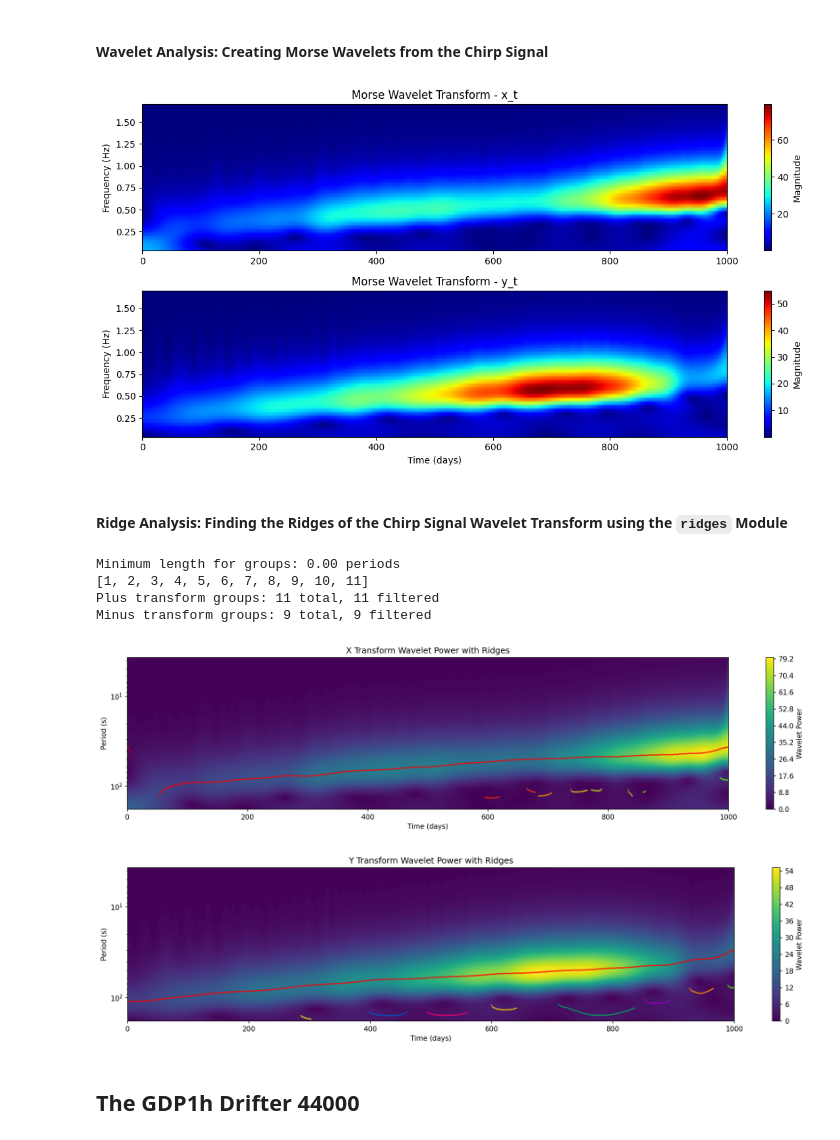
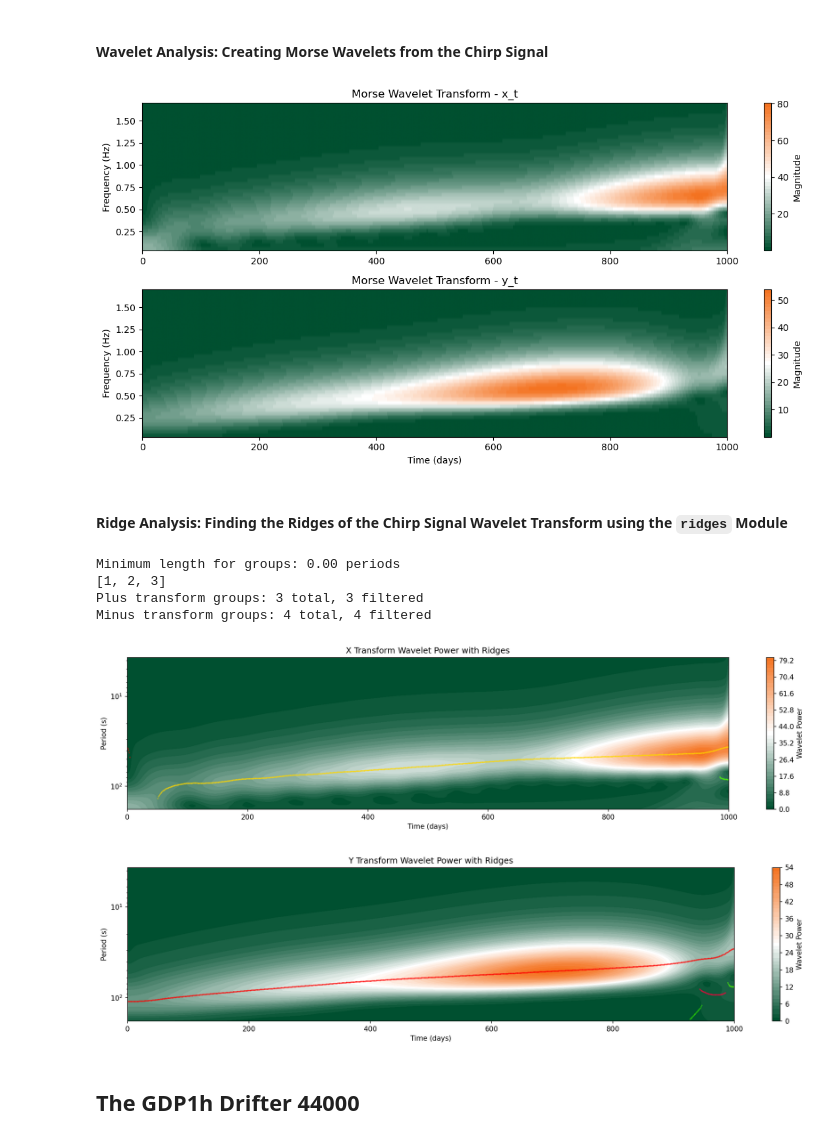
Before and after one commit to Cloud-Drift/clouddrift, a Jupyter notebook: get_started_ridge_analysis.ipynb, the cells around one changed output. Drawn from its saved outputs; the diff is of its cells as text; code cells hidden in the pictures.

```diff
--- a/get_started_ridge_analysis.ipynb
+++ b/get_started_ridge_analysis.ipynb
@@ -118,10 +177,10 @@ matern_noise_imaginary = matern_data[:, 2]
 
 
 # Add real component of matern noise to x_t_drifted
-x_t_drifted_wNoise = x_t_drifted + matern_noise_real
+x_t_drifted_wNoise = x_t_drifted #+ matern_noise_real
 
 # Add imaginary component of matern noise to y_t_drifted
-y_t_drifted_wNoise = y_t_drifted + matern_noise_imaginary
+y_t_drifted_wNoise = y_t_drifted #+ matern_noise_imaginary
 
 # Plot the synthetic signal without drift
 plt.figure(figsize=(6, 3))
@@ -176,12 +235,12 @@ wavelet_y = morse_wavelet_transform(y_t_drifted_wNoise, gamma, beta, freqs, boun
 # Plot the wavelet transform results
 plt.figure(figsize=(12, 6))
 plt.subplot(2, 1, 1)
-plt.imshow(np.abs(wavelet_x), aspect='auto', extent=[t[0], t[-1], freqs[-1], freqs[0]], cmap='jet')
+plt.imshow(np.abs(wavelet_x), aspect='auto', extent=[t[0], t[-1], freqs[-1], freqs[0]], cmap=discrete_orange_white_green)
 plt.title("Morse Wavelet Transform - x_t")
 plt.ylabel("Frequency (Hz)")
 plt.colorbar(label='Magnitude')
 plt.subplot(2, 1, 2)
-plt.imshow(np.abs(wavelet_y), aspect='auto', extent=[t[0], t[-1], freqs[-1], freqs[0]], cmap='jet')
+plt.imshow(np.abs(wavelet_y), aspect='auto', extent=[t[0], t[-1], freqs[-1], freqs[0]], cmap=discrete_orange_white_green)
 plt.title("Morse Wavelet Transform - y_t")
 plt.xlabel("Time (days)")
 plt.ylabel("Frequency (Hz)")
@@ -189,7 +248,7 @@ plt.colorbar(label='Magnitude')
 plt.tight_layout()
 plt.show()
 # %% [output]
-[figure, old version]
+[figure, new version]
 # %% [markdown]
 #### Ridge Analysis: Finding the Ridges of the Chirp Signal Wavelet Transform using the `ridges` Module
 # %%
@@ -294,7 +353,7 @@ colors_x = cm.prism(np.linspace(0, 1, num_groups_x))
 
 # Plot "plus" wavelet power as background
 cax_plus = wavelet_contourf(
-    plt.gca(), t, periods, np.abs(wavelet_x), levels=100
+    plt.gca(), t, periods, np.abs(wavelet_x), levels=100, cmap=discrete_orange_white_green
 )
 
 # Make ids for every group if filtered_group_ids_x is empty
@@ -339,7 +398,7 @@ colors_y = cm.prism(np.linspace(0, 1, num_groups_y))
 
 # Plot "y" wavelet power as background
 cax_y = wavelet_contourf(
-    plt.gca(), t, periods, np.abs(wavelet_y), levels=100
+    plt.gca(), t, periods, np.abs(wavelet_y), levels=100, cmap=discrete_orange_white_green
 )
 
 # Make ids for every group if filtered_group_ids_y is empty
@@ -351,38 +410,38 @@ for group_id in filtered_group_ids_y:
     freq_indices, time_indices, freq_values = get_group_data(
         group_data_y, group_id, data_index=0
     )
 
     # Skip if empty
     if len(freq_indices) == 0:
         continue
 
     # Get color
     color_idx = (group_id - 1) % len(colors_y)
     color = colors_y[color_idx]
 
     # Calculate interpolated period values
     interp_period_values = 2.0 * np.pi / freq_values
 
     # Plot interpolated ridge points
     plt.scatter(t[time_indices], interp_period_values,
                 color=color, s=0.5, marker='.', linewidth=1.5)
 
 # Set plot properties
 plt.yscale('log')
 plt.gca().invert_yaxis()
 plt.title("Y Transform Wavelet Power with Ridges")
 plt.xlabel("Time (days)")
 plt.ylabel("Period (s)")
 plt.colorbar(cax_y, label='Wavelet Power')
 plt.tight_layout()
 plt.show()
 # %% [output]
 Minimum length for groups: 0.00 periods
-[1, 2, 3, 4, 5, 6, 7, 8, 9, 10, 11]
-Plus transform groups: 11 total, 11 filtered
-Minus transform groups: 9 total, 9 filtered
+[1, 2, 3]
+Plus transform groups: 3 total, 3 filtered
+Minus transform groups: 4 total, 4 filtered
-[figure, old version]
+[figure, new version]
-[figure, old version]
+[figure, new version]
 # %% [markdown]
 ## The GDP1h Drifter 44000
 # %% [markdown]
```
Also changed, not shown: parts of 7 cells of this notebook.
